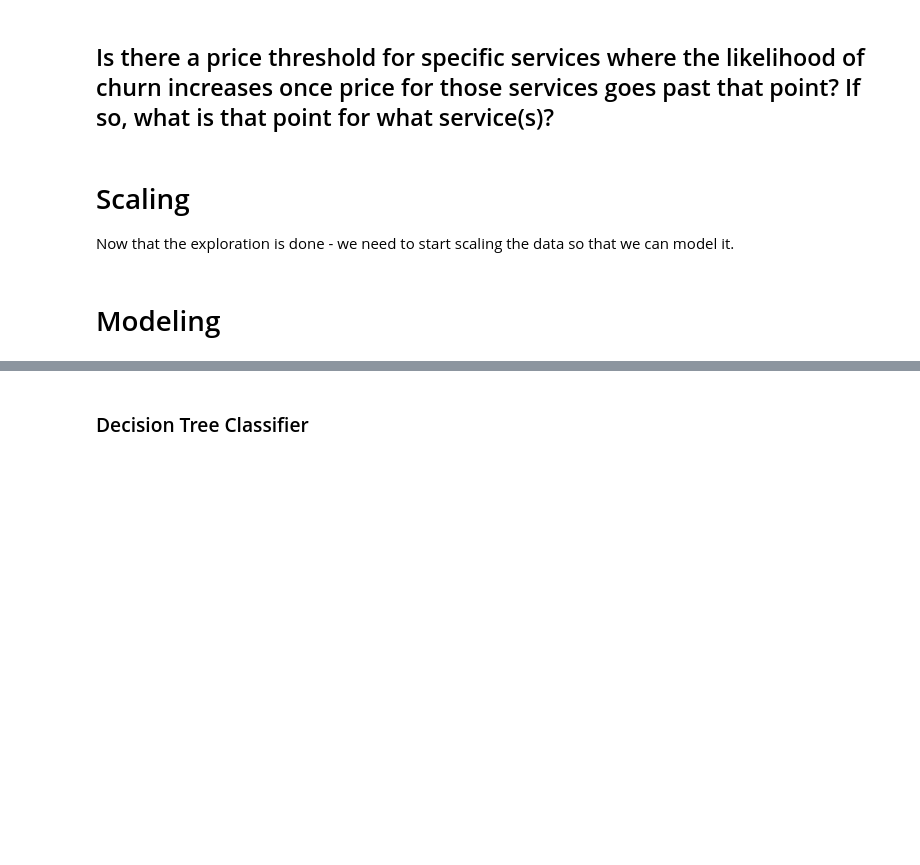
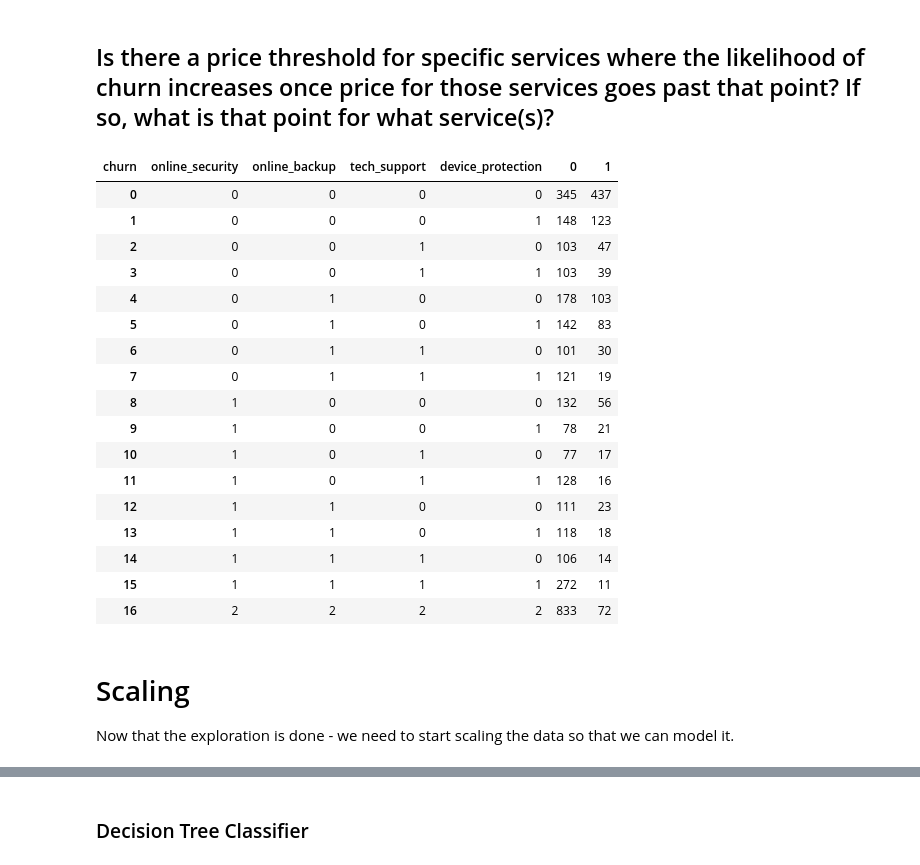
Before and after one commit to Rooster-Warrior/analyzing-customer-churn, a Jupyter notebook: daniel's_data_prep_file.ipynb, the cells around one changed output, grey strips where cells are left out. Drawn from its saved outputs; the diff is of its cells as text; code cells hidden in the pictures; blank space fills up the shorter version.

```diff
--- a/daniel's_data_prep_file.ipynb
+++ b/daniel's_data_prep_file.ipynb
@@ -750,6 +768,29 @@ train.groupby(train.tenure // 6).is_churn.mean().plot()
 [figure]
 # %% [markdown]
 ## Is there a price threshold for specific services where the likelihood of churn increases once price for those services goes past that point? If so, what is that point for what service(s)?
+# %%
+# Does the monthly charges of people with online_security, tech_support, device_protection and online_backup different than the rest?
+group = ["online_security", "online_backup", "tech_support", "device_protection"]
+pd.pivot_table(train, values="monthly_charges", index=group, columns="churn", aggfunc="count").reset_index()
+# %% [output]
+| churn | online_security | online_backup | tech_support | device_protection | 0 | 1 |
+| 0 | 0 | 0 | 0 | 0 | 345 | 437 |
+| 1 | 0 | 0 | 0 | 1 | 148 | 123 |
+| 2 | 0 | 0 | 1 | 0 | 103 | 47 |
+| 3 | 0 | 0 | 1 | 1 | 103 | 39 |
+| 4 | 0 | 1 | 0 | 0 | 178 | 103 |
+| 5 | 0 | 1 | 0 | 1 | 142 | 83 |
+| 6 | 0 | 1 | 1 | 0 | 101 | 30 |
+| 7 | 0 | 1 | 1 | 1 | 121 | 19 |
+| 8 | 1 | 0 | 0 | 0 | 132 | 56 |
+| 9 | 1 | 0 | 0 | 1 | 78 | 21 |
+| 10 | 1 | 0 | 1 | 0 | 77 | 17 |
+| 11 | 1 | 0 | 1 | 1 | 128 | 16 |
+| 12 | 1 | 1 | 0 | 0 | 111 | 23 |
+| 13 | 1 | 1 | 0 | 1 | 118 | 18 |
+| 14 | 1 | 1 | 1 | 0 | 106 | 14 |
+| 15 | 1 | 1 | 1 | 1 | 272 | 11 |
+| 16 | 2 | 2 | 2 | 2 | 833 | 72 |
 # %% [markdown]
 # Scaling
 
@@ -771,5 +812,3 @@ assert(X_test.shape[0] == test.shape[0])
 assert(y_train.shape[0] == train.shape[0])
 assert(y_validate.shape[0] == validate.shape[0])
 assert(y_test.shape[0] == test.shape[0])
-# %% [markdown]
-# Modeling
```
Also changed, not shown: parts of 50 cells of this notebook.
